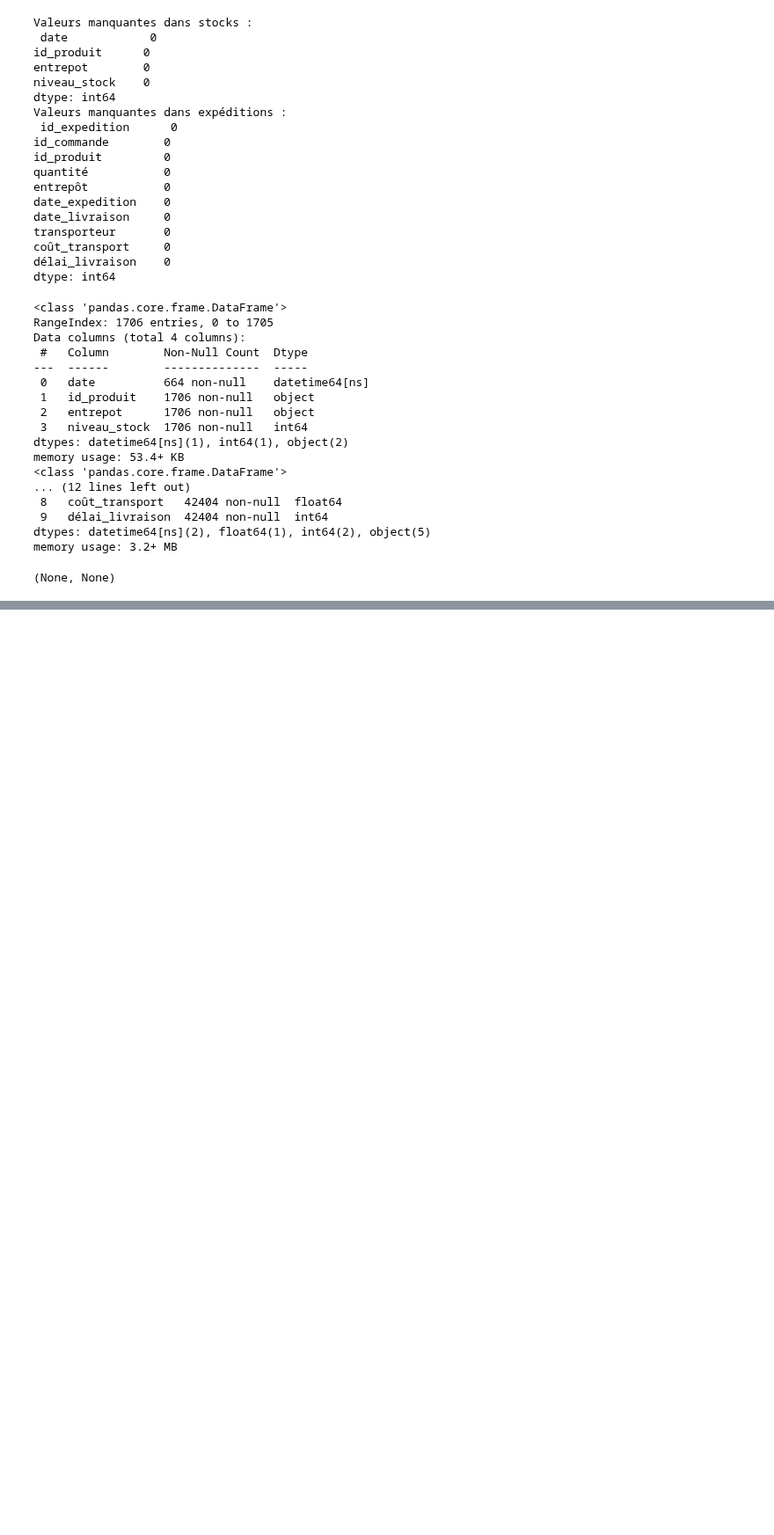
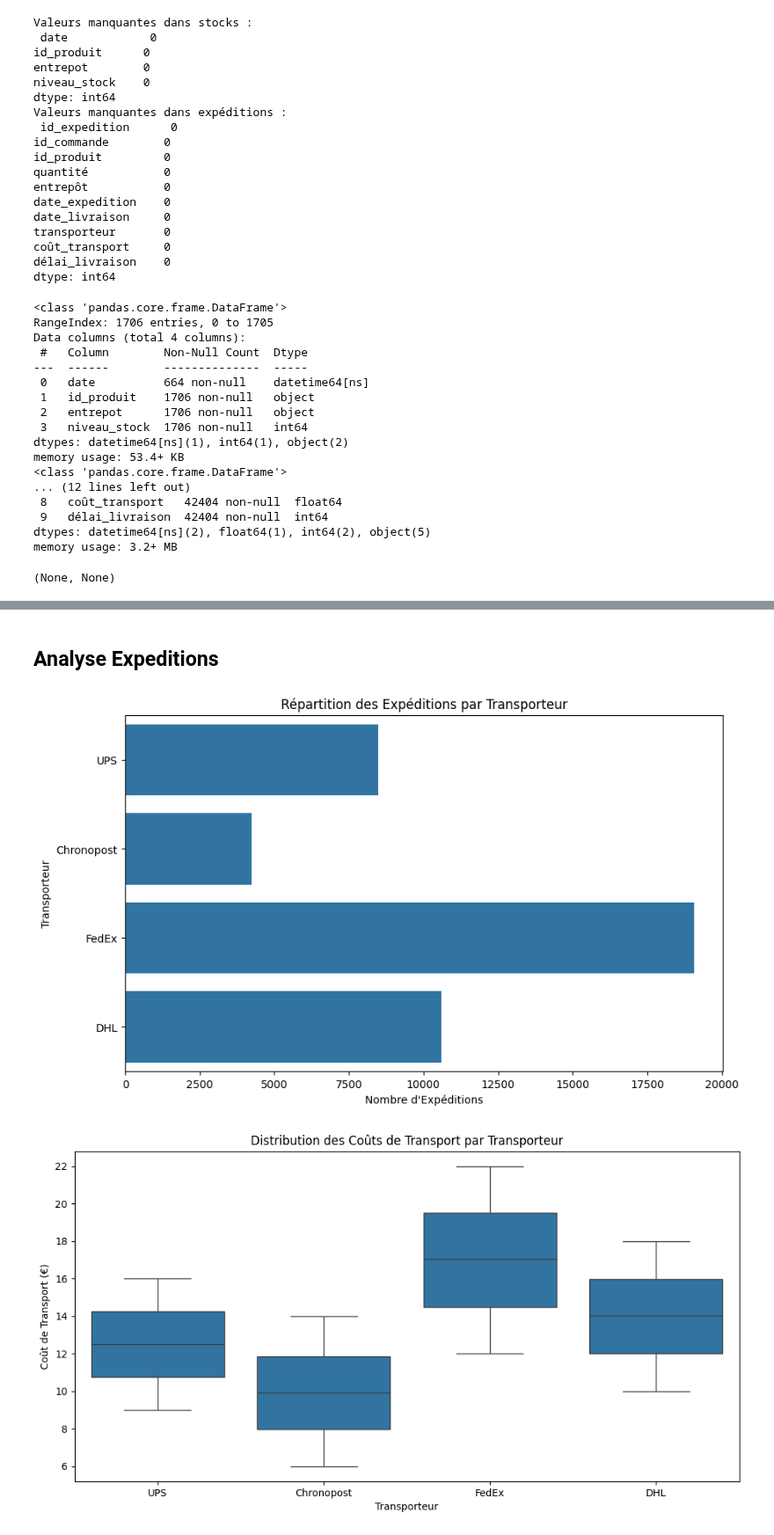
Before and after one commit to Fanaingamampiandra/Projet_Supply_chain, a Jupyter notebook: code/analyse_expeditions.ipynb, the cells around one changed output, grey strips where cells are left out. Shown at 88% size. Cells and saved outputs as stored; diff of their text form; code cells hidden in the pictures; blank space fills up the shorter version.

```diff
--- a/code/analyse_expeditions.ipynb
+++ b/code/analyse_expeditions.ipynb
@@ -100,0 +190,40 @@ merged_df = pd.merge(stocks_df, exped_df, on='id_produit', how='left')
+# %% [markdown]
+## Analyse Expeditions
+# %%
+# Distribution des expéditions par transporteur
+plt.figure(figsize=(10, 6))
+sns.countplot(y='transporteur', data=expeditions_df)
+plt.title('Répartition des Expéditions par Transporteur')
+plt.xlabel('Nombre d\'Expéditions')
+plt.ylabel('Transporteur')
+plt.show()
+
+# Analyse des coûts de transport par transporteur
+plt.figure(figsize=(12, 6))
+sns.boxplot(x='transporteur', y='coût_transport', data=expeditions_df)
+plt.title('Distribution des Coûts de Transport par Transporteur')
+plt.xlabel('Transporteur')
+plt.ylabel('Coût de Transport (€)')
+plt.show()
+
+# Analyse des délais de livraison par transporteur
+plt.figure(figsize=(12, 6))
+sns.boxplot(x='transporteur', y='délai_livraison', data=expeditions_df)
+plt.title('Délais de Livraison par Transporteur')
+plt.xlabel('Transporteur')
+plt.ylabel('Délai de Livraison (jours)')
+plt.show()
+
+# Évolution des volumes d'expédition dans le temps
+expeditions_mensuelles = expeditions_df.groupby([pd.Grouper(key='date_expedition', freq='M')])['quantité'].sum().reset_index()
+plt.figure(figsize=(14, 7))
+plt.plot(expeditions_mensuelles['date_expedition'], expeditions_mensuelles['quantité'], marker='o')
+plt.title('Évolution Mensuelle des Volumes d\'Expédition')
+plt.xlabel('Date')
+plt.ylabel('Quantité Totale Expédiée')
+plt.xticks(rotation=45)
+plt.tight_layout()
+plt.show()
+# %% [output]
+[figure, added]
+[figure, added]
```
Also changed, not shown: parts of 6 cells of this notebook.
